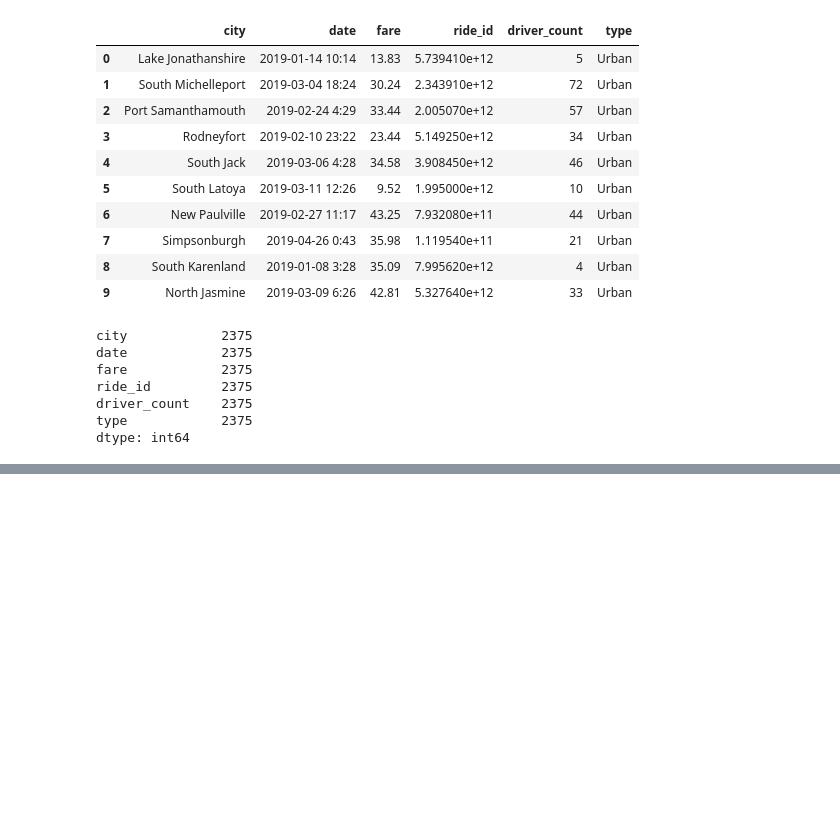
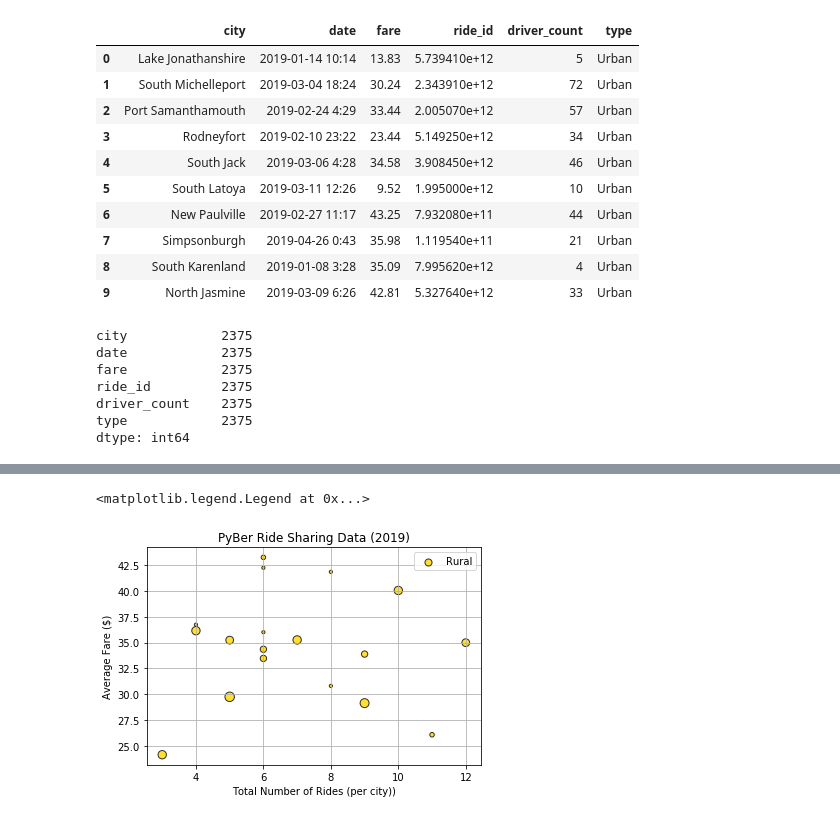
Before and after one commit to quintonw1/Pyber_Analysis, a Jupyter notebook: Pyber.ipynb, the cells around one changed output, grey strips where cells are left out. Cells and saved outputs as stored; diff of their text form; code cells hidden in the pictures; blank space fills up the shorter version.

```diff
--- a/Pyber.ipynb
+++ b/Pyber.ipynb
@@ -125,0 +143,5 @@ dtype: int64
+# %%
+# Creating Rural df
+
+rural_cities_df = combined_df[combined_df["type"]=="Rural"]
+rural_cities_df.head(10)
@@ -125,0 +199,6 @@ dtype: int64
+# %%
+# Find Average Fare Costs
+
+rural_average_fare = rural_cities_df.groupby("city").mean()["fare"]
+suburban_average_fare = suburban_cities_df.groupby("city").mean()["fare"]
+len(suburban_average_fare)
@@ -125,0 +220,5 @@ dtype: int64
+# %%
+# Find average driver count
+suburban_average_driver = suburban_cities_df.groupby("city").mean()["driver_count"]
+rural_average_driver = rural_cities_df.groupby("city").mean()["driver_count"]
+len(suburban_average_driver)
@@ -125,0 +240,11 @@ dtype: int64
+# %%
+plt.scatter(rural_ride_count, rural_average_fare, s = 10*rural_average_driver, c = "gold", edgecolor = "black", linewidths = 1,
+            alpha = 0.8, label = "Rural")
+plt.title("PyBer Ride Sharing Data (2019)")
+plt.ylabel("Average Fare ($)")
+plt.xlabel("Total Number of Rides (per city))")
+plt.grid(True)
+plt.legend()
+# %% [output]
+<matplotlib.legend.Legend at 0x...>
+[figure, added]
```
Also changed, not shown: parts of 12 cells of this notebook, 1 other file.
